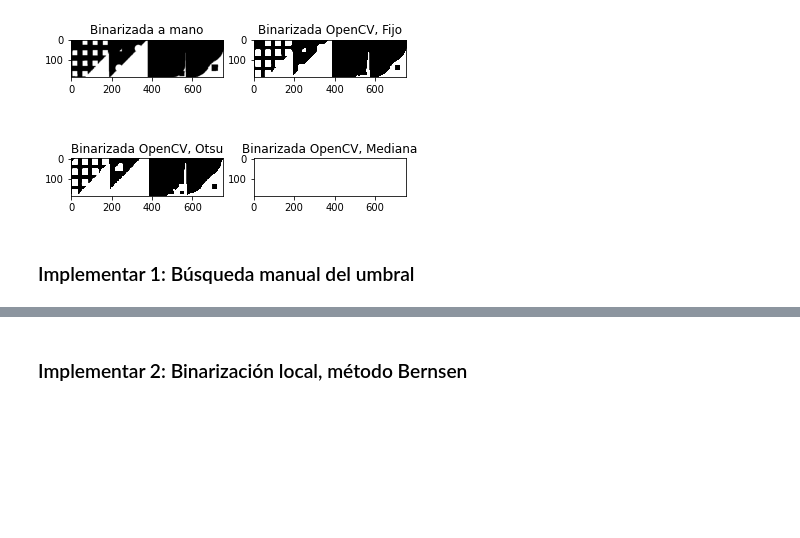
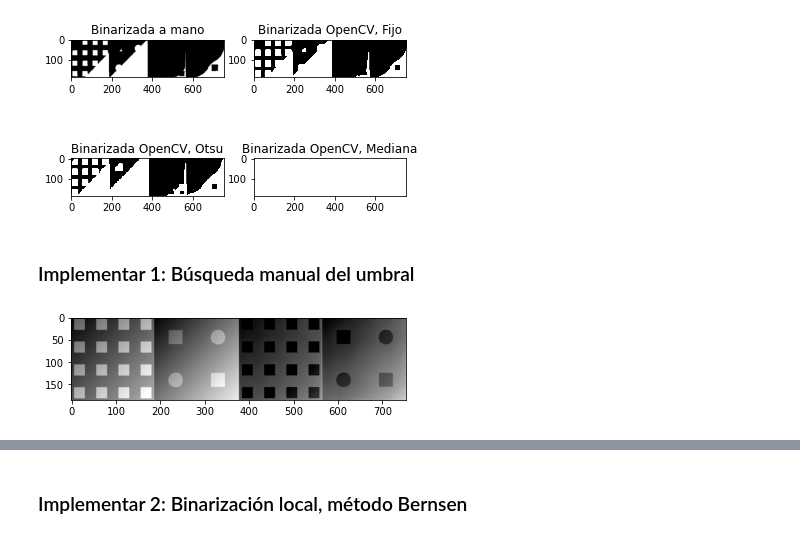
Before and after one commit to Elianagam/FundRobotica, a Jupyter notebook: balance/Binarizacion.ipynb, the cells around one changed output, grey strips where cells are left out. Cells and saved outputs as stored; diff of their text form; code cells hidden in the pictures; blank space fills up the shorter version.

```diff
--- a/balance/Binarizacion.ipynb
+++ b/balance/Binarizacion.ipynb
@@ -51,6 +48,11 @@ plt.show()
 [figure]
 # %% [markdown]
 ### Implementar 1: Búsqueda manual del umbral
+# %%
+plt.imshow(img,cmap='gray')
+plt.show()
+# %% [output]
+[figure, added]
 # %%
 # Ejercicio: Completar lo que falte y comparar contra el método de Otsu (por ejemplo restando las salidas)
 
```
Also changed, not shown: parts of 11 cells of this notebook.
